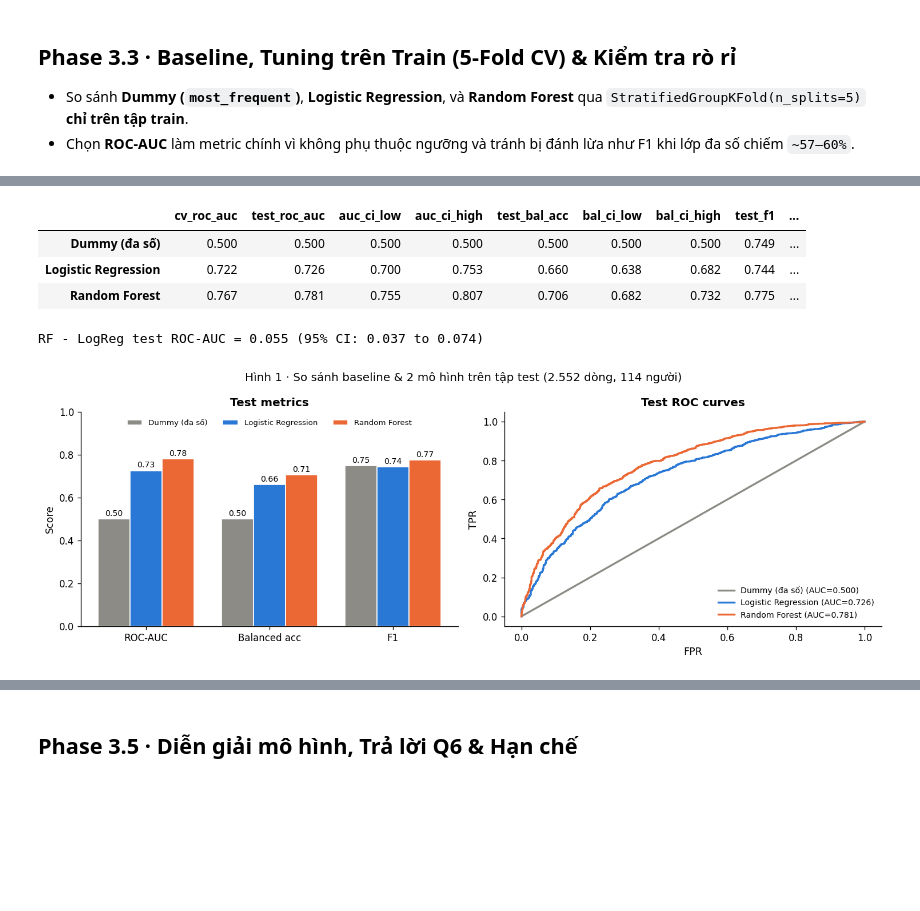
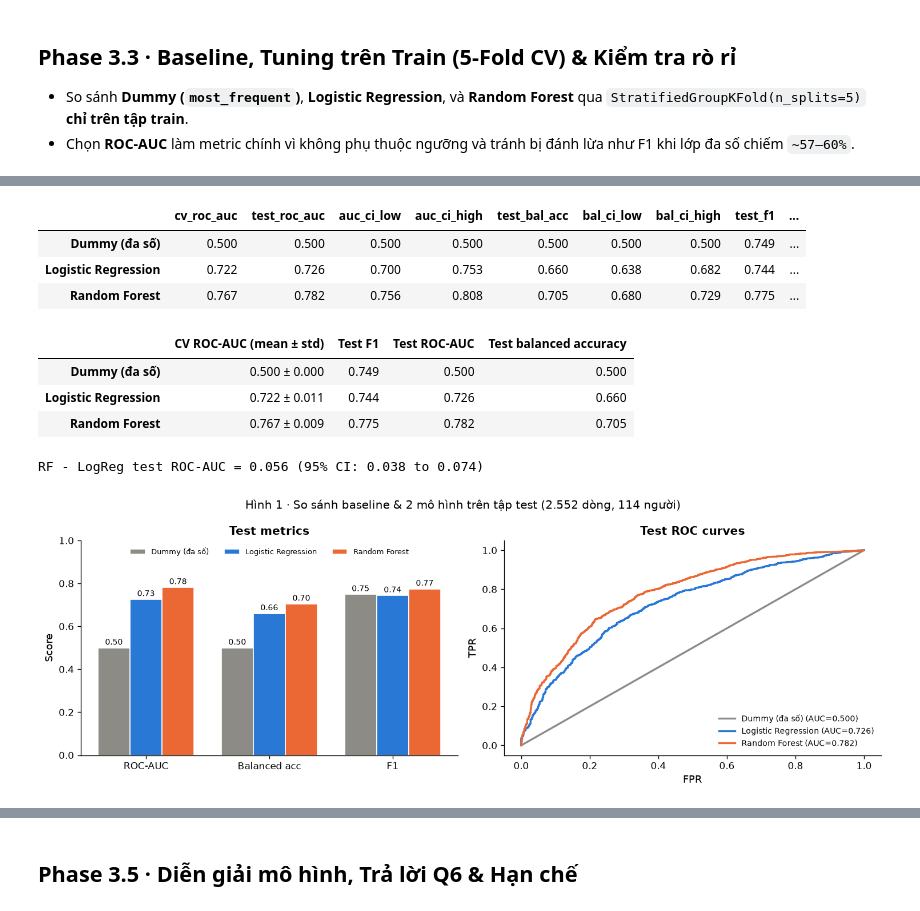
Before and after one commit to TrNhDuong/in-vehicle-coupon-analysis, a Jupyter notebook: notebooks/03_ml_question.ipynb, the cells around one changed output, grey strips where cells are left out. Saved outputs shown, nothing was run; the diff lists cells and outputs as text; code cells hidden in the pictures; blank space fills up the shorter version.

```diff
--- a/notebooks/03_ml_question.ipynb
+++ b/notebooks/03_ml_question.ipynb
@@ -149,41 +153,54 @@ for name, gs in searches.items():
 test_table = pd.DataFrame(test_rows).T
 display(test_table.round(3))
 save_table(test_table.reset_index(names="model"), "q6_test_metrics")
+
+# Bảng kết quả cuối theo mẫu đề: CV (mean ± std trên 5 fold) + 3 metric test
+final_table = pd.DataFrame({
+    "CV ROC-AUC (mean ± std)": [f"{cv_table.loc[m, 'roc_auc_mean']:.3f} ± {cv_table.loc[m, 'roc_auc_std']:.3f}" for m in MODELS],
+    "Test F1": test_table["test_f1"].round(3),
+    "Test ROC-AUC": test_table["test_roc_auc"].round(3),
+    "Test balanced accuracy": test_table["test_bal_acc"].round(3),
+}, index=list(MODELS))
+display(final_table)
 
 gap = auc_draws["Random Forest"] - auc_draws["Logistic Regression"]
 print(f"RF - LogReg test ROC-AUC = {test_table.loc['Random Forest', 'test_roc_auc'] - test_table.loc['Logistic Regression', 'test_roc_auc']:.3f} "
       f"(95% CI: {np.percentile(gap, 2.5):.3f} to {np.percentile(gap, 97.5):.3f})")
 
 COLORS = {"Dummy (đa số)": "#8c8b86", "Logistic Regression": "#2a78d6", "Random Forest": "#eb6834"}
 METRICS = {"test_roc_auc": "ROC-AUC", "test_bal_acc": "Balanced acc", "test_f1": "F1"}
 
 fig, axes = plt.subplots(1, 2, figsize=(12.5, 4.4))
 x = np.arange(3)
 for k, name in enumerate(MODELS):
     vals = test_table.loc[name, list(METRICS)].to_numpy(float)
     pos = x + (k - 1) * 0.26
     axes[0].bar(pos, vals, width=0.26, color=COLORS[name], edgecolor="white", label=name)
     for xp, v in zip(pos, vals):
         axes[0].text(xp, v + 0.015, f"{v:.2f}", ha="center", fontsize=8.5)
 axes[0].set_xticks(x, METRICS.values())
 axes[0].set(ylim=(0, 1), ylabel="Score", title="Test metrics")
 axes[0].legend(frameon=False, loc="upper center", ncol=3, fontsize=8)
 
 for name in MODELS:
     fpr, tpr, _ = roc_curve(y_test, test_proba[name])
     axes[1].plot(fpr, tpr, color=COLORS[name], linewidth=2, label=f"{name} (AUC={test_table.loc[name, 'test_roc_auc']:.3f})")
 axes[1].set(xlabel="FPR", ylabel="TPR", title="Test ROC curves")
 axes[1].legend(frameon=False, loc="lower right", fontsize=8.5)
 fig.suptitle("Hình 1 · So sánh baseline & 2 mô hình trên tập test (2.552 dòng, 114 người)")
 fig.tight_layout()
 save_figure(fig, "q6_fig1_model_comparison")
 plt.show()
 # %% [output]
 |  | cv_roc_auc | test_roc_auc | auc_ci_low | auc_ci_high | test_bal_acc | bal_ci_low | bal_ci_high | test_f1 | ... |
 | Dummy (đa số) | 0.500 | 0.500 | 0.500 | 0.500 | 0.500 | 0.500 | 0.500 | 0.749 | ... |
 | Logistic Regression | 0.722 | 0.726 | 0.700 | 0.753 | 0.660 | 0.638 | 0.682 | 0.744 | ... |
-| Random Forest | 0.767 | 0.781 | 0.755 | 0.807 | 0.706 | 0.682 | 0.732 | 0.775 | ... |
+| Random Forest | 0.767 | 0.782 | 0.756 | 0.808 | 0.705 | 0.680 | 0.729 | 0.775 | ... |
+|  | CV ROC-AUC (mean ± std) | Test F1 | Test ROC-AUC | Test balanced accuracy |
+| Dummy (đa số) | 0.500 ± 0.000 | 0.749 | 0.500 | 0.500 |
+| Logistic Regression | 0.722 ± 0.011 | 0.744 | 0.726 | 0.660 |
+| Random Forest | 0.767 ± 0.009 | 0.775 | 0.782 | 0.705 |
-RF - LogReg test ROC-AUC = 0.055 (95% CI: 0.037 to 0.074)
+RF - LogReg test ROC-AUC = 0.056 (95% CI: 0.038 to 0.074)
 [figure]
 # %%
 sel_pred, sel_prob = test_pred[selected_name], test_proba[selected_name]
```
Also changed, not shown: parts of 5 cells of this notebook.
